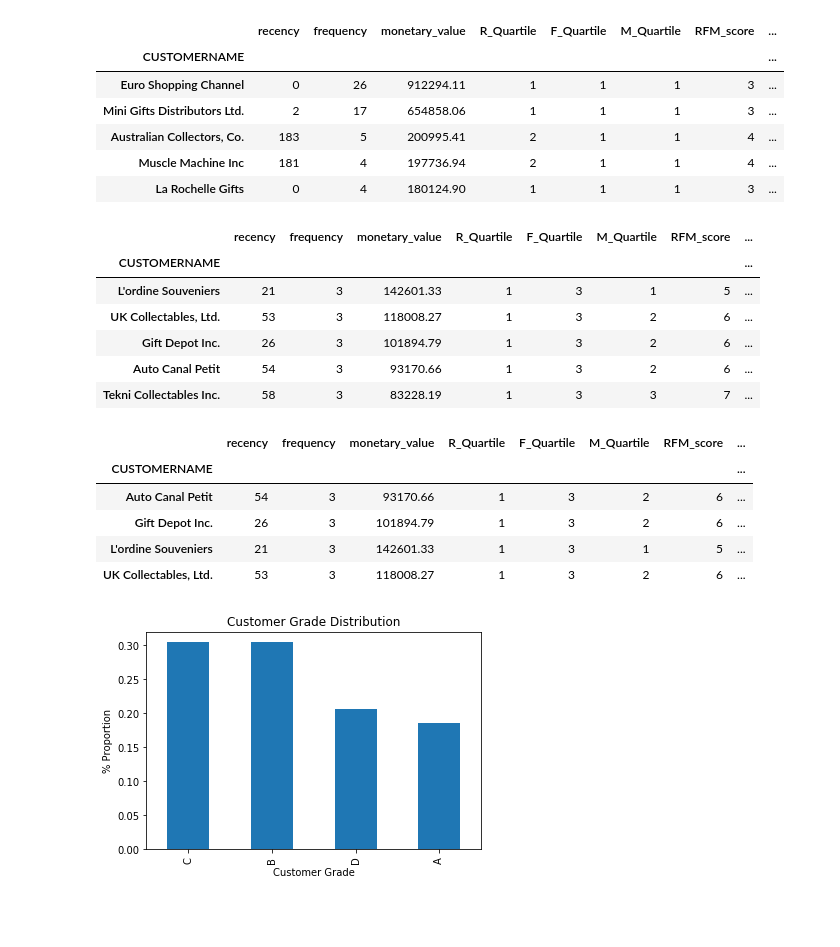
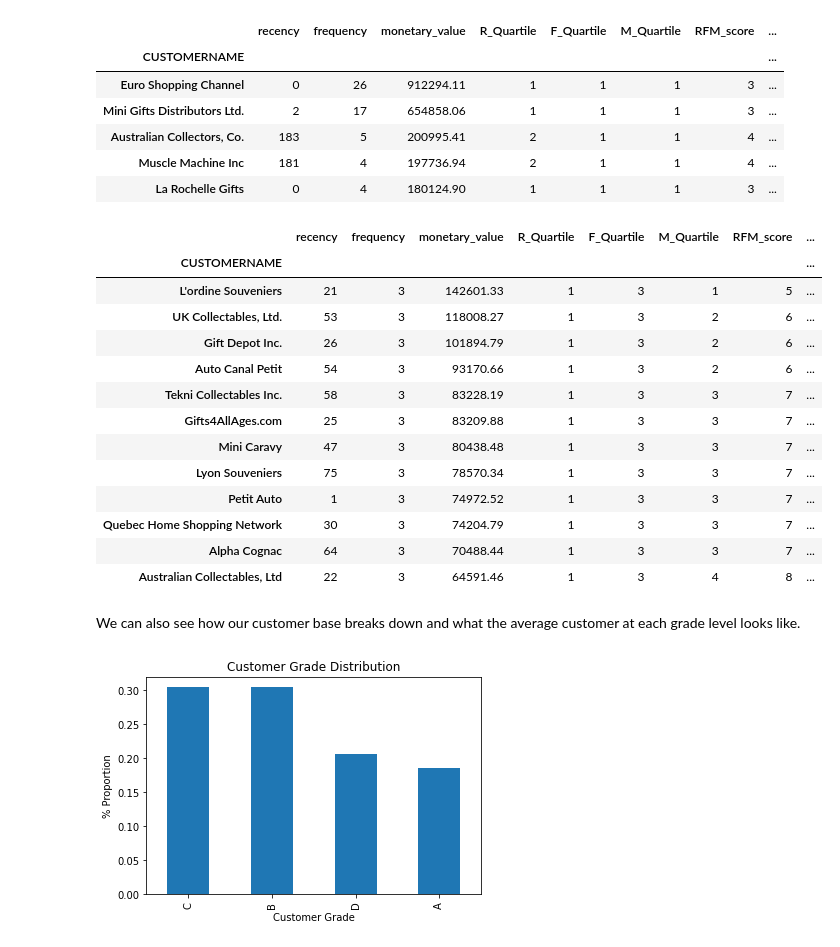
Before and after one commit to bundickm/Sales-Analysis-and-Dashboard, a Jupyter notebook: notebooks/RFM_Analysis.ipynb, the cells around one changed output. Saved outputs shown, nothing was run; the diff lists cells and outputs as text; code cells hidden in the pictures; blank space fills up the shorter version.

```diff
--- a/notebooks/RFM_Analysis.ipynb
+++ b/notebooks/RFM_Analysis.ipynb
@@ -139,11 +163,12 @@ def FM_Class(value, category, quartile_dict):
     else:
         return 1
 # %%
-rfm_table['R_Quartile'] = rfm_table['recency'].apply(R_Class, args=('recency', quantiles,))
-rfm_table['F_Quartile'] = rfm_table['frequency'].apply(FM_Class, args=('frequency', quantiles,))
-rfm_table['M_Quartile'] = rfm_table['monetary_value'].apply(FM_Class, args=('monetary_value', quantiles,))
-
-rfm_table['RFM_score'] = rfm_table[['R_Quartile', 'F_Quartile', 'M_Quartile']].sum(axis=1)
+rfm_table['R_Quartile'] = rfm_table['recency'].apply(R_Class,
+                                            args=('recency', quantiles,))
+rfm_table['F_Quartile'] = rfm_table['frequency'].apply(FM_Class,
+                                            args=('frequency', quantiles,))
+rfm_table['M_Quartile'] = rfm_table['monetary_value'].apply(FM_Class,
+                                            args=('monetary_value', quantiles,))
 
 rfm_table.head()
 # %% [output]
@@ -157,3 +184,6 @@ rfm_table.head()
+# %%
+rfm_table['RFM_score'] = rfm_table[['R_Quartile', 'F_Quartile',
+                                    'M_Quartile']].sum(axis=1)
 # %%
 def rfm_customer_grade(score):
   if score <= 4:
@@ -257,24 +293,24 @@ rfm_table[rfm_table['F_Quartile'] <= 2 ].sort_values('monetary_value', ascending
 | La Rochelle Gifts | 0 | 4 | 180124.90 | 1 | 1 | 1 | 3 | ... |
 # %%
 # New Customers
-rfm_table[RFM_segment(1,3)].sort_values('monetary_value', ascending=False).head()
+rfm_table[RFM_segment(1,3)].sort_values('monetary_value', ascending=False)
 # %% [output]
 |  | recency | frequency | monetary_value | R_Quartile | F_Quartile | M_Quartile | RFM_score | ... |
 | CUSTOMERNAME |  |  |  |  |  |  |  | ... |
 | L'ordine Souveniers | 21 | 3 | 142601.33 | 1 | 3 | 1 | 5 | ... |
 | UK Collectables, Ltd. | 53 | 3 | 118008.27 | 1 | 3 | 2 | 6 | ... |
 | Gift Depot Inc. | 26 | 3 | 101894.79 | 1 | 3 | 2 | 6 | ... |
 | Auto Canal Petit | 54 | 3 | 93170.66 | 1 | 3 | 2 | 6 | ... |
 | Tekni Collectables Inc. | 58 | 3 | 83228.19 | 1 | 3 | 3 | 7 | ... |
+| Gifts4AllAges.com | 25 | 3 | 83209.88 | 1 | 3 | 3 | 7 | ... |
+| Mini Caravy | 47 | 3 | 80438.48 | 1 | 3 | 3 | 7 | ... |
+| Lyon Souveniers | 75 | 3 | 78570.34 | 1 | 3 | 3 | 7 | ... |
+| Petit Auto | 1 | 3 | 74972.52 | 1 | 3 | 3 | 7 | ... |
+| Quebec Home Shopping Network | 30 | 3 | 74204.79 | 1 | 3 | 3 | 7 | ... |
+| Alpha Cognac | 64 | 3 | 70488.44 | 1 | 3 | 3 | 7 | ... |
+| Australian Collectables, Ltd | 22 | 3 | 64591.46 | 1 | 3 | 4 | 8 | ... |
-# %%
-rfm_table[RFM_segment(1,3,1) | RFM_segment(1,2,1) | RFM_segment(1,3,2) | RFM_segment(1,2,2)]
-# %% [output]
-|  | recency | frequency | monetary_value | R_Quartile | F_Quartile | M_Quartile | RFM_score | ... |
-| CUSTOMERNAME |  |  |  |  |  |  |  | ... |
-| Auto Canal Petit | 54 | 3 | 93170.66 | 1 | 3 | 2 | 6 | ... |
-| Gift Depot Inc. | 26 | 3 | 101894.79 | 1 | 3 | 2 | 6 | ... |
-| L'ordine Souveniers | 21 | 3 | 142601.33 | 1 | 3 | 1 | 5 | ... |
-| UK Collectables, Ltd. | 53 | 3 | 118008.27 | 1 | 3 | 2 | 6 | ... |
+# %% [markdown]
+We can also see how our customer base breaks down and what the average customer at each grade level looks like.
 # %%
 rfm_table['customer_grade'].value_counts(normalize=True).plot(kind='bar')
 plt.title('Customer Grade Distribution')
```
Also changed, not shown: parts of 36 cells of this notebook.
